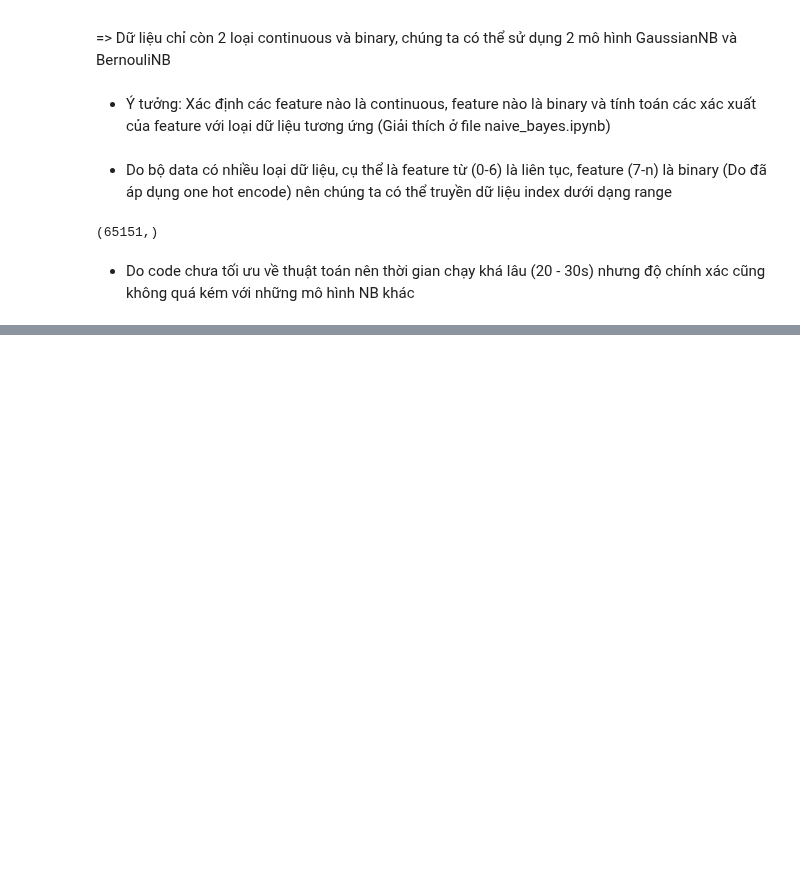
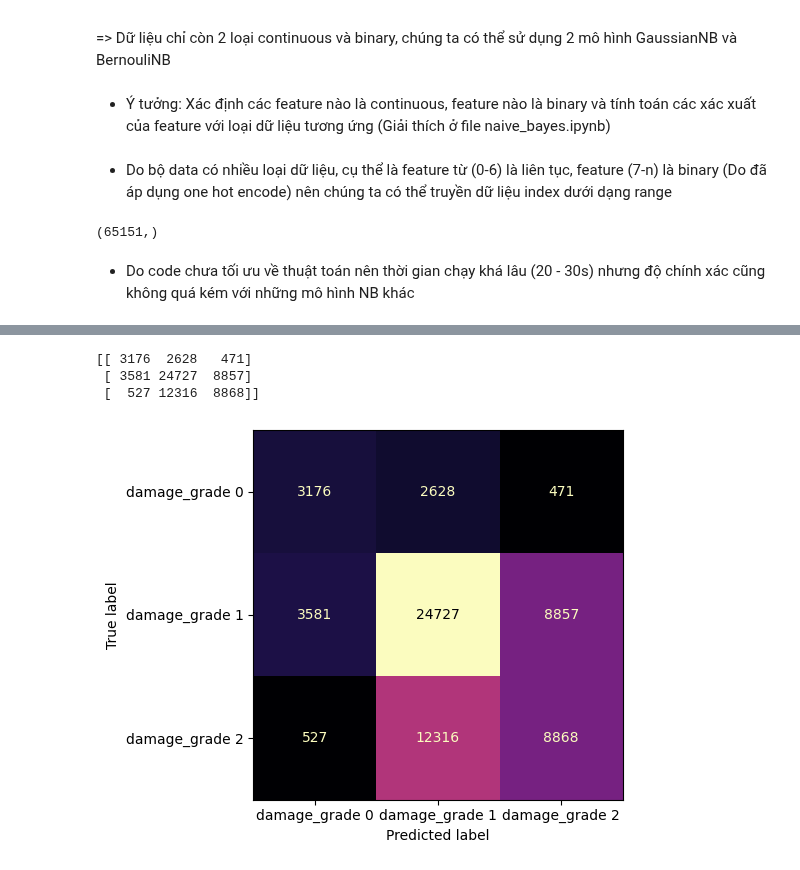
Before and after one commit to anbit192/earthquake, a Jupyter notebook: mixed_naive_bayes.ipynb, the cells around one changed output, grey strips where cells are left out. Drawn from its saved outputs; the diff is of its cells as text; code cells hidden in the pictures; blank space fills up the shorter version.

```diff
--- a/mixed_naive_bayes.ipynb
+++ b/mixed_naive_bayes.ipynb
@@ -167,0 +189,26 @@ print(cm)
+# %%
+class MixedNB2():
+    def __init__(self, continuous_idx, binary_idx):
+        self.continuous_idx = continuous_idx
+        self.binary_idx = binary_idx
+
+        self.gaussNB = GaussianNB()
+        self.berNB = BernoulliNB()
+
+    def fit(self, X, Y): # fit cả 2 model theo index truyền vào
+        self.gaussNB.fit(X.iloc[:,self.continuous_idx], Y)
+        self.berNB.fit(X.iloc[:, self.binary_idx], Y)
+
+    def predict(self, X):
+        y_pred = np.empty(X.shape[0])
+        pred_probs_gauss = self.gaussNB.predict_joint_log_proba(X.iloc[:,self.continuous_idx]) # Lấy ra log(P(X|c)) ứng với mỗi xi trong X_test truyền vào (trong khoảng continuous_idx)
+        pred_probs_bern = self.berNB.predict_joint_log_proba(X.iloc[:, self.binary_idx]) # Lấy ra log(P(X|c)) ứng với mỗi xi trong X_test truyền vào (trong khoảng binary_idx)
+        log_posts = pred_probs_gauss + pred_probs_bern # Tính log(P(y|c))
+
+        for i in range(len(log_posts)):
+            y_pred[i] = np.argmax(log_posts[i])
+
+        return np.array(y_pred, dtype=int)
+# %%
+mNB2 = MixedNB2(continuous_idxs, binary_idxs)
+mNB2.fit(X_train, Y_train)
@@ -167,0 +232,9 @@ print(cm)
+# %%
+cm = metrics.confusion_matrix(Y_test, Y_preds)
+metrics.ConfusionMatrixDisplay(cm, display_labels=["damage_grade 0", "damage_grade 1", "damage_grade 2"]).plot(cmap="magma", colorbar=False)
+print(cm)
+# %% [output]
+[[ 3176  2628   471]
+ [ 3581 24727  8857]
+ [  527 12316  8868]]
+[figure, added]
```
Also changed, not shown: parts of 9 cells of this notebook, 2 other files.
